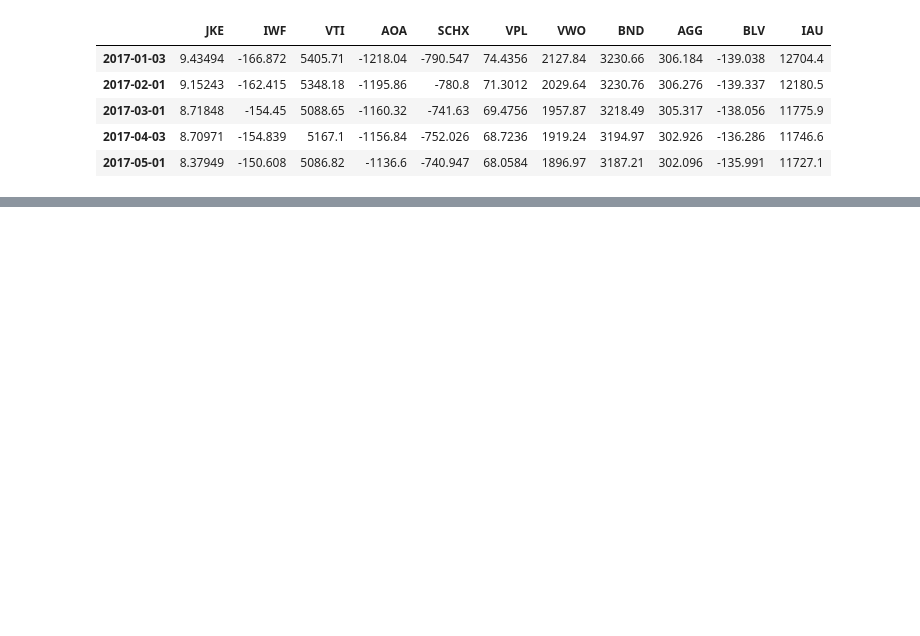
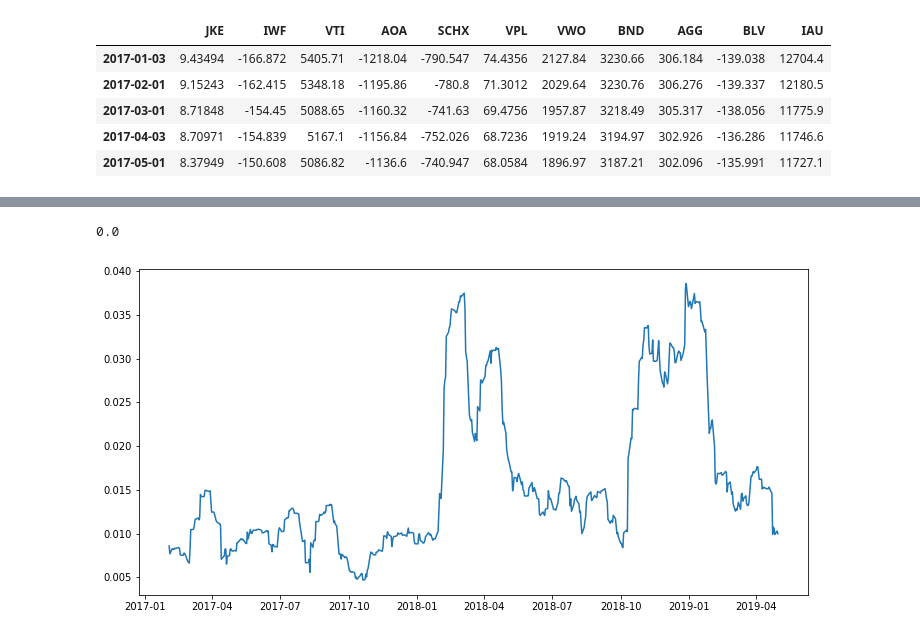
Before and after one commit to Yen-Wei-Chun/Robot_Fin, a Jupyter notebook: Final/Volatility_Ctrl.ipynb, the cells around one changed output, grey strips where cells are left out. Drawn from its saved outputs; the diff is of its cells as text; code cells hidden in the pictures; blank space fills up the shorter version.

```diff
--- a/Final/Volatility_Ctrl.ipynb
+++ b/Final/Volatility_Ctrl.ipynb
@@ -200,8 +158,7 @@ vol_ctrl_df.head()
 target_vol = 0.05
 
 for index, vol in vol_ctrl_df.iterrows():
-    print(vol)
-    '''if ret[0] - ret[1] >= 0:
-        final_df.loc[index:index,'Outperform'] = 1
+    if vol[1] >= target_vol:
+        vol_ctrl_df.loc[index:index,'Vol_Warning'] = 1
     else:
-        final_df.loc[index:index,'Outperform'] = 0 '''
+        vol_ctrl_df.loc[index:index,'Vol_Warning'] = 0
@@ -229,0 +174,14 @@ ret_data_monthly.shape[0]
+# %%
+vol_ctrl_df['Vol_Warning'].sum()
+# %% [output]
+0.0
+# %%
+%matplotlib inline
+import matplotlib.pyplot as plt
+
+plt.figure(figsize = (12,6))
+plt.plot(vol_ctrl_df.index, vol_ctrl_df['vol'])
+
+plt.show()
+# %% [output]
+[figure, added]
```
Also changed, not shown: parts of 11 cells of this notebook, 2 other files.
